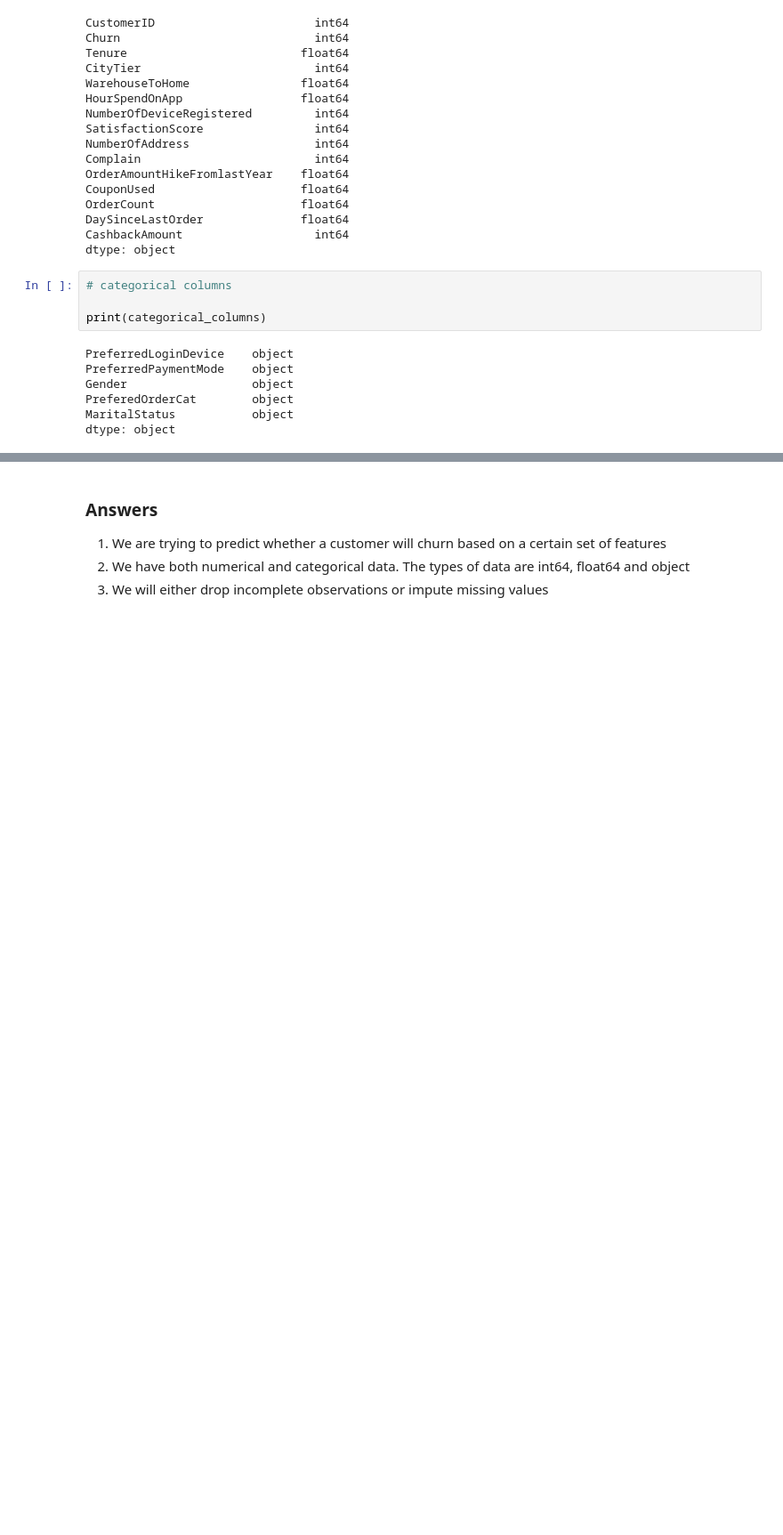
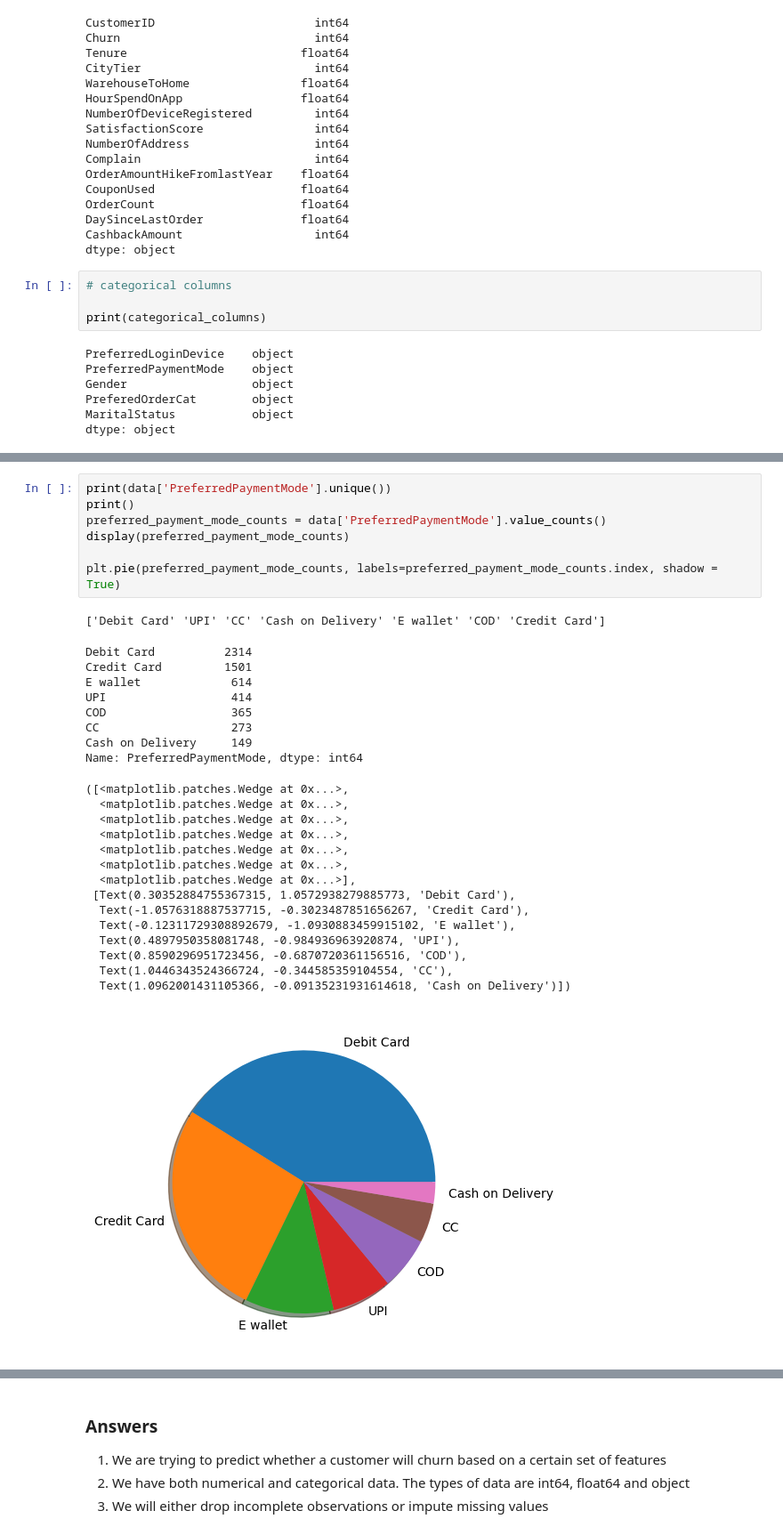
Before and after one commit to andrew-vandy/cs5265-ml-foundations, a Jupyter notebook: cs5265_asongate.ipynb, the cells around one changed output, grey strips where cells are left out. Shown: that part at 89% size. Drawn from its saved outputs; the diff is of its cells as text; blank space fills up the shorter version.

```diff
--- a/cs5265_asongate.ipynb
+++ b/cs5265_asongate.ipynb
@@ -170,0 +200,32 @@ sns.countplot(x=data["PreferredLoginDevice"])
+# %%
+print(data['PreferredPaymentMode'].unique())
+print()
+preferred_payment_mode_counts = data['PreferredPaymentMode'].value_counts()
+display(preferred_payment_mode_counts)
+
+plt.pie(preferred_payment_mode_counts, labels=preferred_payment_mode_counts.index, shadow = True)
+# %% [output]
+['Debit Card' 'UPI' 'CC' 'Cash on Delivery' 'E wallet' 'COD' 'Credit Card']
+Debit Card          2314
+Credit Card         1501
+E wallet             614
+UPI                  414
+COD                  365
+CC                   273
+Cash on Delivery     149
+Name: PreferredPaymentMode, dtype: int64
+([<matplotlib.patches.Wedge at 0x...>,
+  <matplotlib.patches.Wedge at 0x...>,
+  <matplotlib.patches.Wedge at 0x...>,
+  <matplotlib.patches.Wedge at 0x...>,
+  <matplotlib.patches.Wedge at 0x...>,
+  <matplotlib.patches.Wedge at 0x...>,
+  <matplotlib.patches.Wedge at 0x...>],
+ [Text(0.30352884755367315, 1.0572938279885773, 'Debit Card'),
+  Text(-1.0576318887537715, -0.3023487851656267, 'Credit Card'),
+  Text(-0.12311729308892679, -1.0930883459915102, 'E wallet'),
+  Text(0.4897950358081748, -0.984936963920874, 'UPI'),
+  Text(0.8590296951723456, -0.6870720361156516, 'COD'),
+  Text(1.0446343524366724, -0.344585359104554, 'CC'),
+  Text(1.0962001431105366, -0.09135231931614618, 'Cash on Delivery')])
+[figure, added]
```
Also changed, not shown: parts of 32 cells of this notebook.
